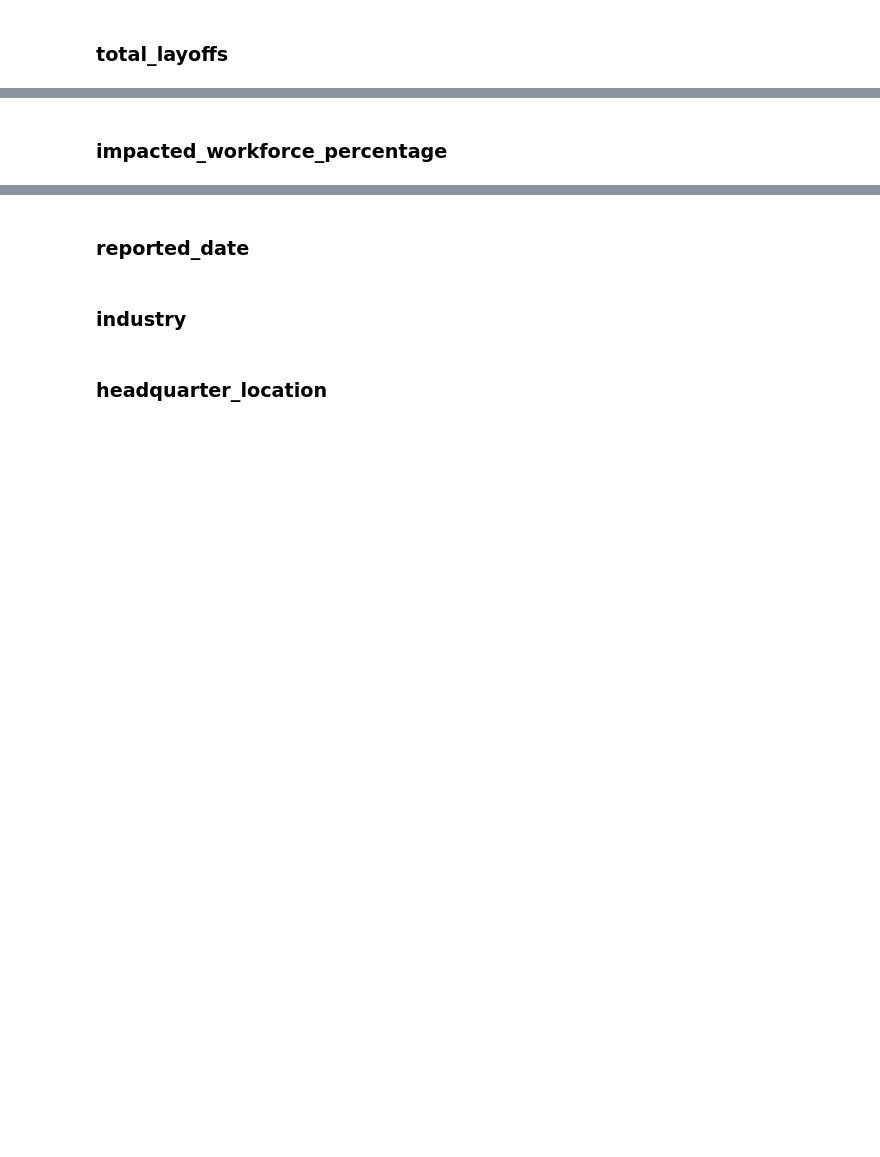
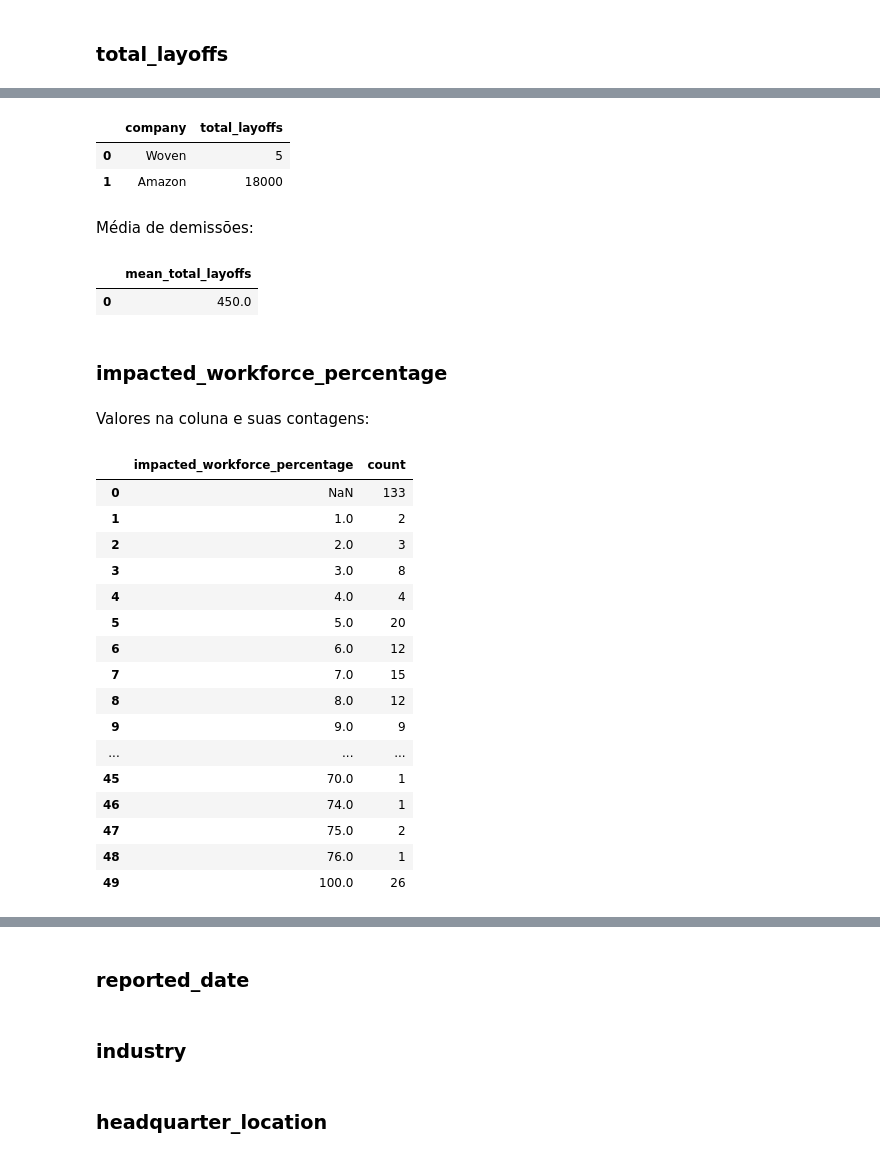
Before and after one commit to Samirnunes/eda_sql_univariate_tech_layoffs, a Jupyter notebook: eda_tech_layoffs.ipynb, the cells around one changed output, grey strips where cells are left out. Cells and saved outputs as stored; diff of their text form; code cells hidden in the pictures; blank space fills up the shorter version.

```diff
--- a/eda_tech_layoffs.ipynb
+++ b/eda_tech_layoffs.ipynb
@@ -118,2 +155,44 @@ pd.read_sql('''SELECT * FROM data
+# %%
+pd.read_sql('''SELECT company, total_layoffs FROM data
+               WHERE total_layoffs = (SELECT MAX(total_layoffs) FROM data)
+               OR total_layoffs = (SELECT MIN(total_layoffs) FROM data)
+               ORDER BY total_layoffs ASC''', conn)
+# %% [output]
+|  | company | total_layoffs |
+| 0 | Woven | 5 |
+| 1 | Amazon | 18000 |
+# %% [markdown]
+Média de demissões:
+# %%
+pd.read_sql('''SELECT ROUND(AVG(total_layoffs), 0) AS mean_total_layoffs
+               FROM data''', conn)
+# %% [output]
+|  | mean_total_layoffs |
+| 0 | 450.0 |
 # %% [markdown]
 ### impacted_workforce_percentage
+# %% [markdown]
+Valores na coluna e suas contagens:
+# %%
+pd.read_sql('''SELECT DISTINCT impacted_workforce_percentage, COUNT(*) AS count
+               FROM data
+               GROUP BY impacted_workforce_percentage
+               ORDER BY impacted_workforce_percentage''', conn)
+# %% [output]
+|  | impacted_workforce_percentage | count |
+| 0 | NaN | 133 |
+| 1 | 1.0 | 2 |
+| 2 | 2.0 | 3 |
+| 3 | 3.0 | 8 |
+| 4 | 4.0 | 4 |
+| 5 | 5.0 | 20 |
+| 6 | 6.0 | 12 |
+| 7 | 7.0 | 15 |
+| 8 | 8.0 | 12 |
+| 9 | 9.0 | 9 |
+| ... | ... | ... |
+| 45 | 70.0 | 1 |
+| 46 | 74.0 | 1 |
+| 47 | 75.0 | 2 |
+| 48 | 76.0 | 1 |
+| 49 | 100.0 | 26 |
```
Also changed, not shown: parts of 19 cells of this notebook, 4 other files.
